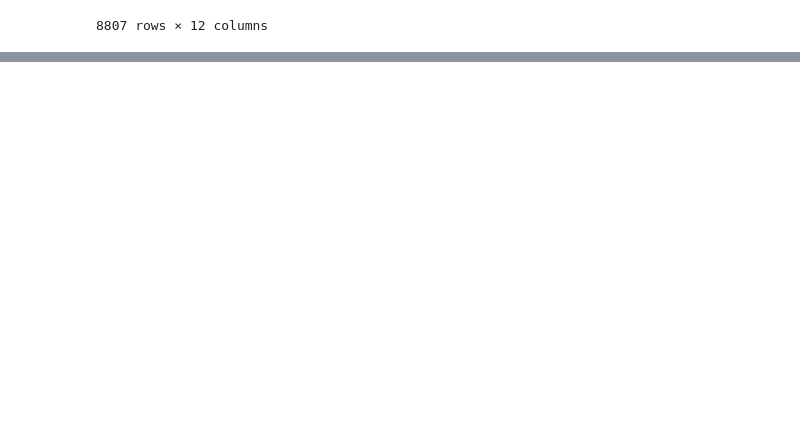
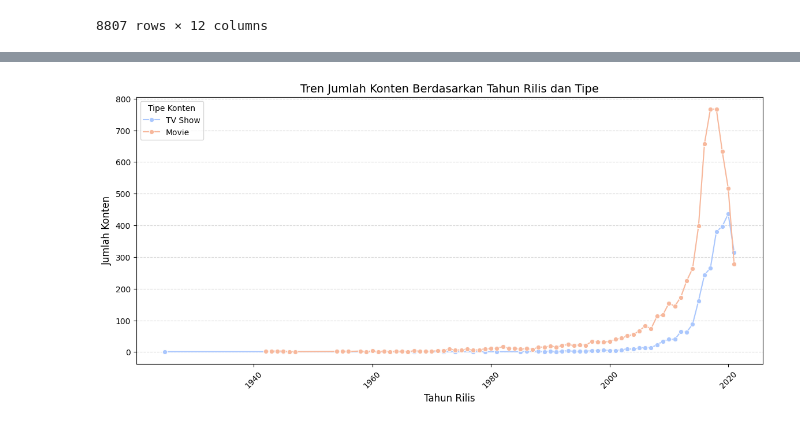
Before and after one commit to hamdaniqhmqd/Data-Science, a Jupyter notebook: quiz.ipynb, the cells around one changed output, grey strips where cells are left out. Saved outputs shown, nothing was run; the diff lists cells and outputs as text; code cells hidden in the pictures; blank space fills up the shorter version.

```diff
--- a/quiz.ipynb
+++ b/quiz.ipynb
@@ -48,0 +136,5 @@ acara_tv
+# %%
+acara_tv_amputasi = acara_tv.copy()
+
+mean_inputer = SimpleImputer(strategy='most_frequent')
+acara_tv_amputasi.iloc[:,:] = mean_inputer.fit_transform(acara_tv_amputasi)
@@ -48,0 +186,20 @@ acara_tv
+# %%
+# Menghitung jumlah konten berdasarkan tahun dan tipe
+grouped_df = acara_tv_amputasi.groupby(["release_year", "type"]).size().reset_index(name="count")
+
+# Plot sebagai line chart
+plt.figure(figsize=(14, 6))
+sns.lineplot(x="release_year", y="count", hue="type", data=grouped_df, marker="o", palette="coolwarm")
+
+# Perbaikan tampilan
+plt.title("Tren Jumlah Konten Berdasarkan Tahun Rilis dan Tipe", fontsize=14)
+plt.xlabel("Tahun Rilis", fontsize=12)
+plt.ylabel("Jumlah Konten", fontsize=12)
+plt.xticks(rotation=45)
+plt.grid(axis="y", linestyle="--", alpha=0.5)
+plt.legend(title="Tipe Konten")
+
+# Menampilkan plot
+plt.show()
+# %% [output]
+[figure, added]
```
Also changed, not shown: parts of 39 cells of this notebook.
